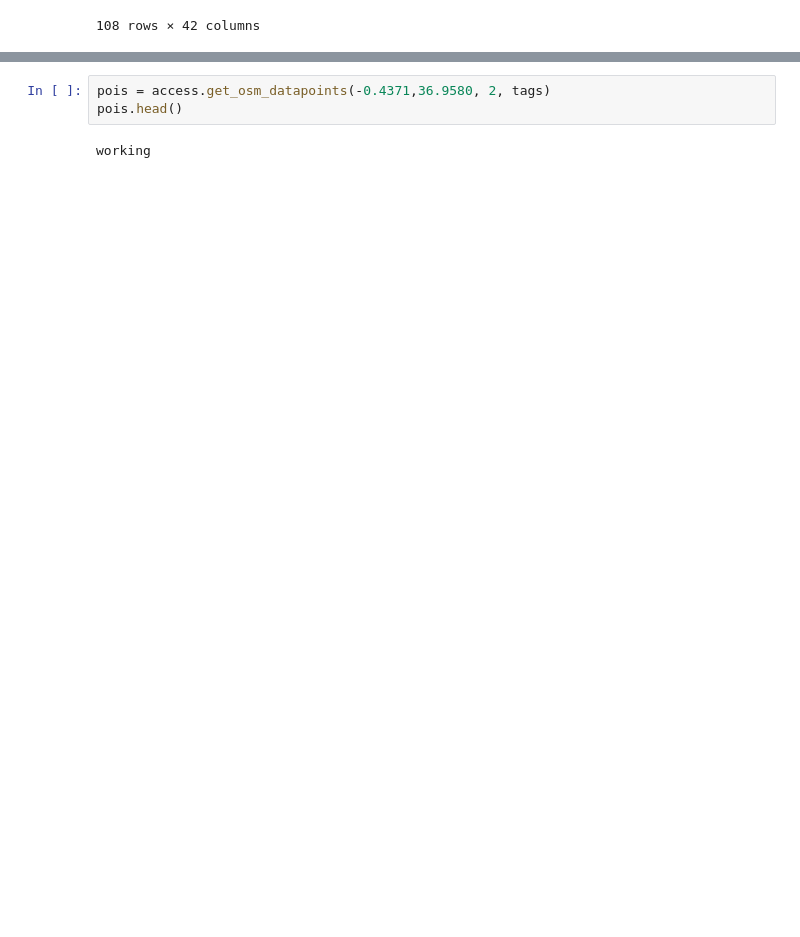
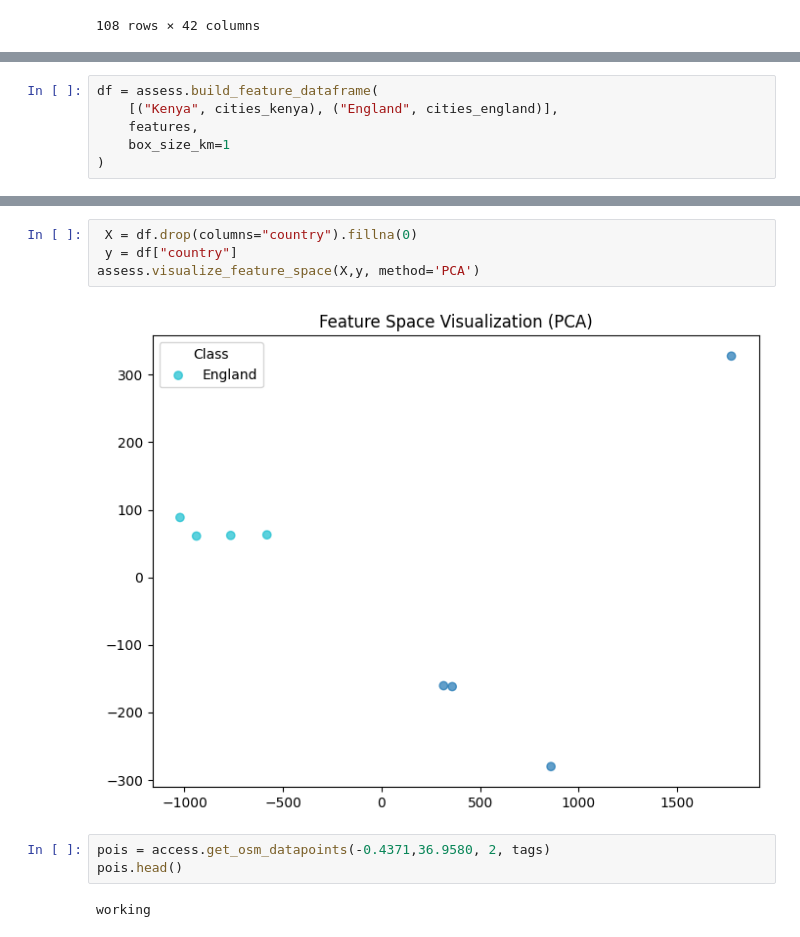
Before and after one commit to leonard-sanya/MLFC_Projects, a Jupyter notebook: notebooks/MLFC_01_geospatial_practical.ipynb, the cells around one changed output, grey strips where cells are left out. Cells and saved outputs as stored; diff of their text form; blank space fills up the shorter version.

```diff
--- a/notebooks/MLFC_01_geospatial_practical.ipynb
+++ b/notebooks/MLFC_01_geospatial_practical.ipynb
@@ -1002,0 +959,6 @@ Malindi, Kenya    Kenya
+# %%
+df = assess.build_feature_dataframe(
+    [("Kenya", cities_kenya), ("England", cities_england)],
+    features,
+    box_size_km=1
+)
@@ -1003,3 +974,9 @@ Malindi, Kenya    Kenya
+# %%
+ X = df.drop(columns="country").fillna(0)
+ y = df["country"]
+assess.visualize_feature_space(X,y, method='PCA')
+# %% [output]
+[figure, added]
 # %%
 pois = access.get_osm_datapoints(-0.4371,36.9580, 2, tags)
 pois.head()
```
Also changed, not shown: parts of 13 cells of this notebook, 50 other files.
